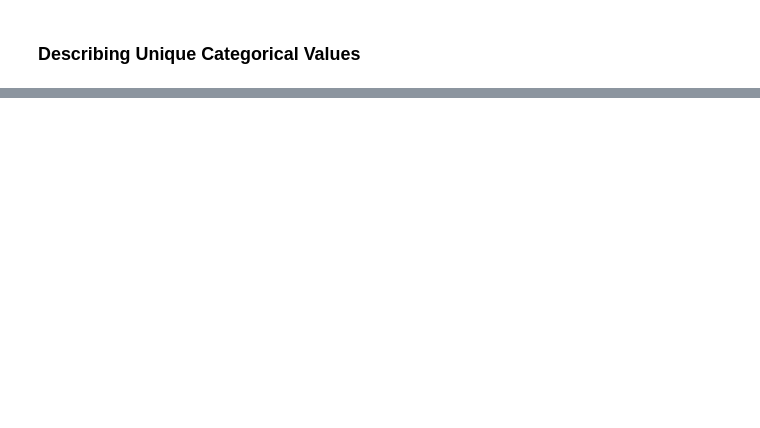
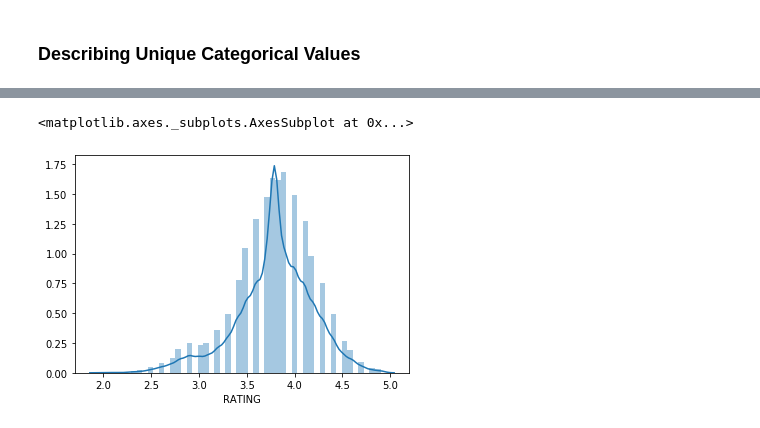
Before and after one commit to jazzcod/DataTrained_Evaluation_Projects, a Jupyter notebook: Evaluation_Project_8_Restaurants_Price.ipynb, the cells around one changed output, grey strips where cells are left out. Cells and saved outputs as stored; diff of their text form; code cells hidden in the pictures; blank space fills up the shorter version.

```diff
--- a/Evaluation_Project_8_Restaurants_Price.ipynb
+++ b/Evaluation_Project_8_Restaurants_Price.ipynb
@@ -256,0 +970,5 @@ KeyError: 'Qualification'
+# %%
+sns.distplot(new_ds_res_train["RATING"])
+# %% [output]
+<matplotlib.axes._subplots.AxesSubplot at 0x...>
+[figure, added]
```
Also changed, not shown: parts of 95 cells of this notebook.
